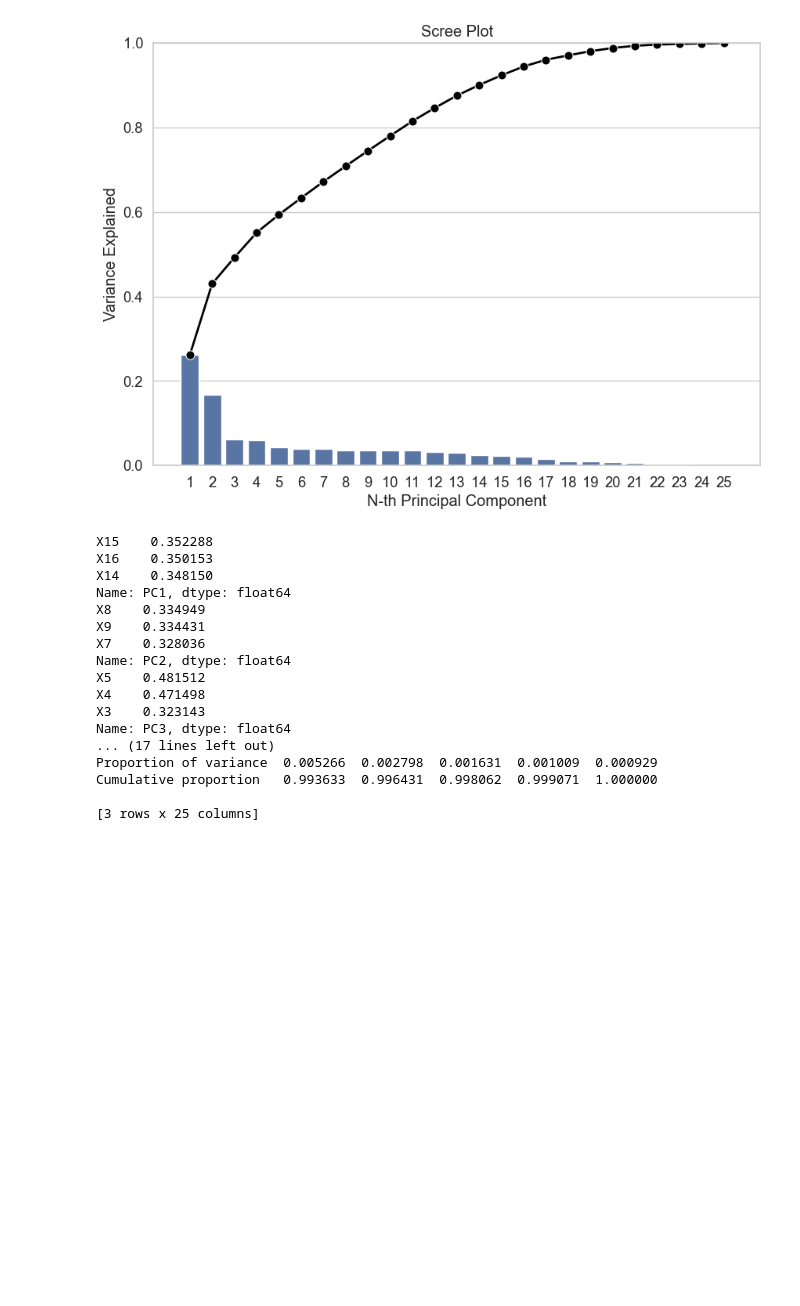
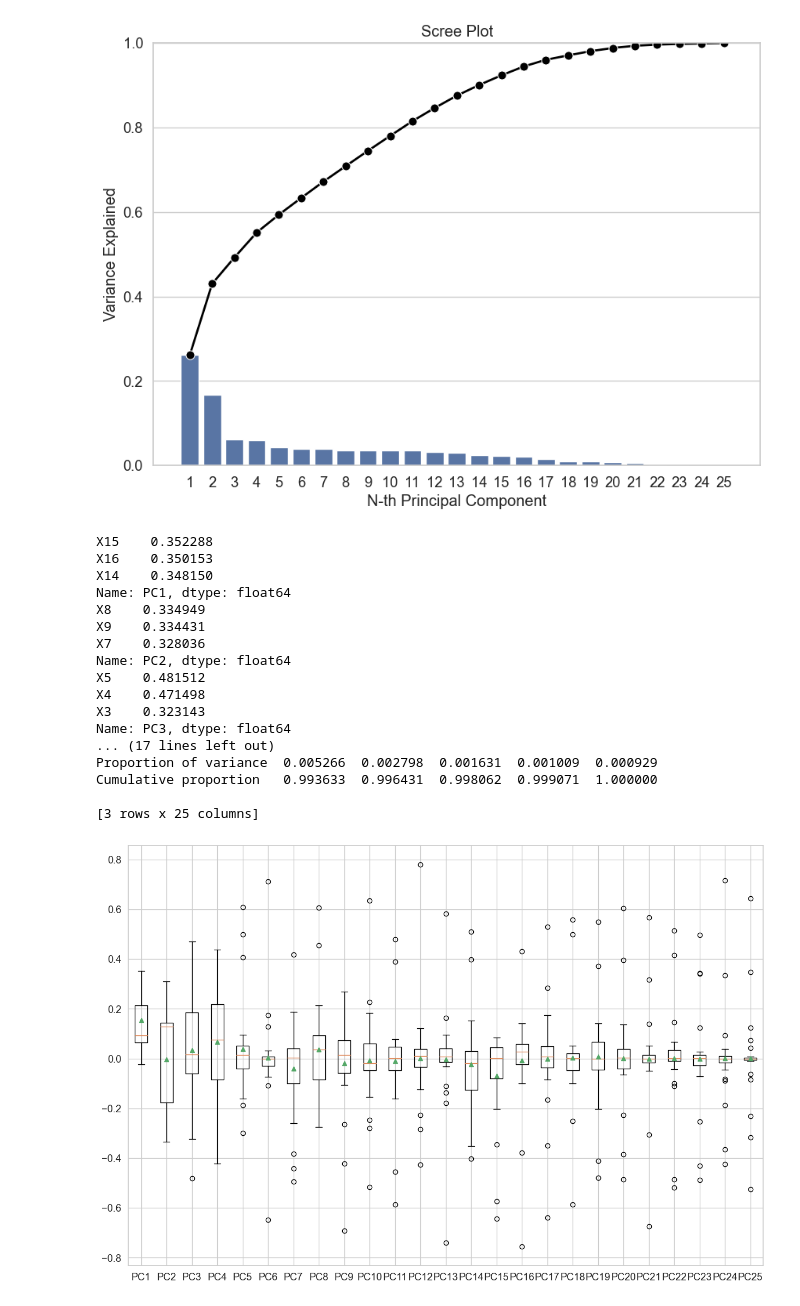
Before and after one commit to PosgradoMNA/actividades-del-projecto-equipo_38, a Jupyter notebook: Semana 4/Semana4Actividad1A01793474_A00967999.ipynb, the cells around one changed output. Drawn from its saved outputs; the diff is of its cells as text; code cells hidden in the pictures; blank space fills up the shorter version.

```diff
--- a/Semana 4/Semana4Actividad1A01793474_A00967999.ipynb
+++ b/Semana 4/Semana4Actividad1A01793474_A00967999.ipynb
@@ -392,29 +398,33 @@ plt.show()
 # %%
 pcsSummary_df.columns= ['PC{}'.format(i) for i in range(1, len(pcsSummary_df.columns)+1)]
 pcsCompsDf = pd.DataFrame(pcs.components_.transpose(),
                          columns=pcsSummary_df.columns,
                          index= corrs.columns
 )
 pcsCompsDf.iloc[:,:5]
 print(pcsCompsDf.PC1.abs().nlargest(3))
 print(pcsCompsDf.PC2.abs().nlargest(3))
 print(pcsCompsDf.PC3.abs().nlargest(3))
 print(pcsSummary_df)
+
+plt.boxplot(pcsCompsDf, labels=pcsCompsDf.columns, showmeans=True)
+plt.show()
 # %% [output]
 X15    0.352288
 X16    0.350153
 X14    0.348150
 Name: PC1, dtype: float64
 X8    0.334949
 X9    0.334431
 X7    0.328036
 Name: PC2, dtype: float64
 X5    0.481512
 X4    0.471498
 X3    0.323143
 Name: PC3, dtype: float64
 ... (17 lines left out)
 Proportion of variance  0.005266  0.002798  0.001631  0.001009  0.000929
 Cumulative proportion   0.993633  0.996431  0.998062  0.999071  1.000000
 
 [3 rows x 25 columns]
+[figure, added]
```
Also changed, not shown: parts of 1 cell of this notebook.
